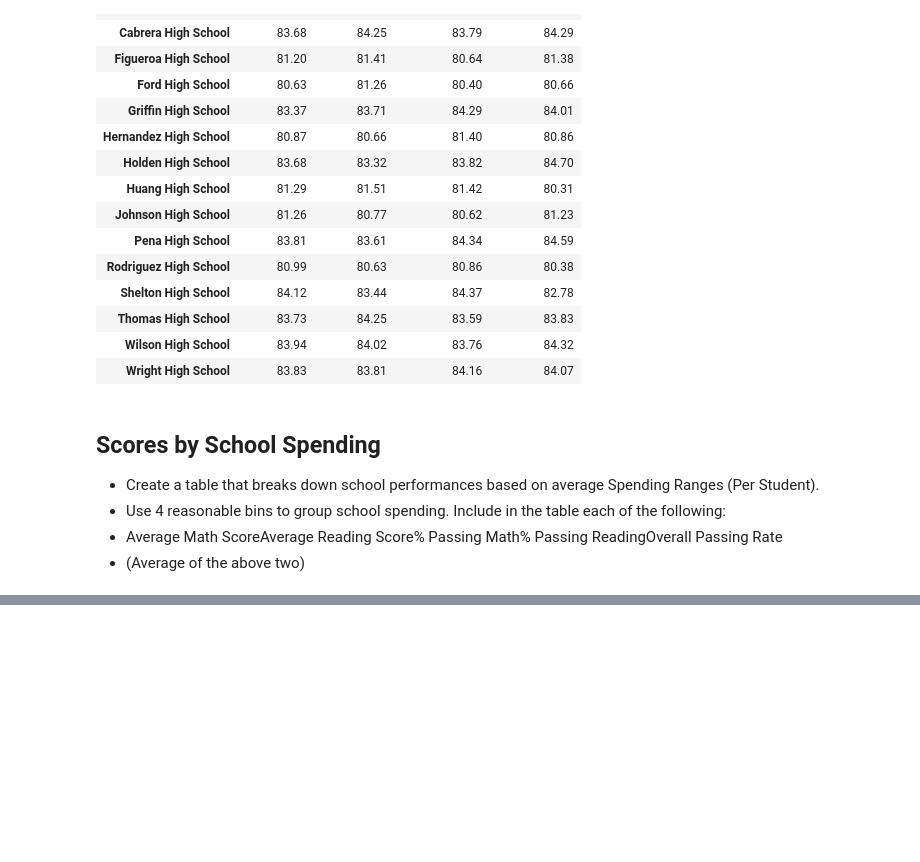
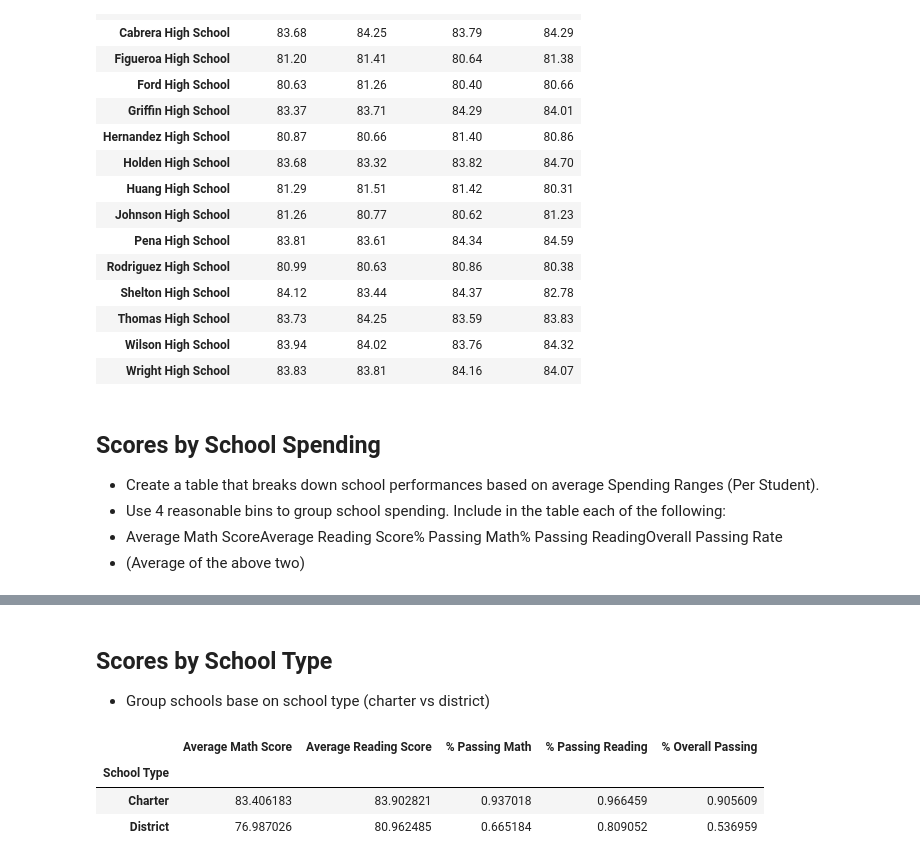
Before and after one commit to wycislo/pandas-challenge, a Jupyter notebook: PyCitySchools.ipynb, the cells around one changed output, grey strips where cells are left out. Cells and saved outputs as stored; diff of their text form; code cells hidden in the pictures; blank space fills up the shorter version.

```diff
--- a/PyCitySchools.ipynb
+++ b/PyCitySchools.ipynb
@@ -375,0 +388,20 @@ spending_group
+# %% [markdown]
+## Scores by School Type
+
+* Group schools base on school type (charter vs district)
+# %%
+scores_by_school_type = student_school_df.copy()
+
+
+scores_by_school_type = scores_by_school_type.groupby('School Type').mean()
+
+
+del scores_by_school_type['Total Students']
+del scores_by_school_type['Total School Budget']
+del scores_by_school_type['Per Student Budget']
+scores_by_school_type
+# %% [output]
+|  | Average Math Score | Average Reading Score | % Passing Math | % Passing Reading | % Overall Passing |
+| School Type |  |  |  |  |  |
+| Charter | 83.406183 | 83.902821 | 0.937018 | 0.966459 | 0.905609 |
+| District | 76.987026 | 80.962485 | 0.665184 | 0.809052 | 0.536959 |
```
Also changed, not shown: parts of 2 cells of this notebook.
